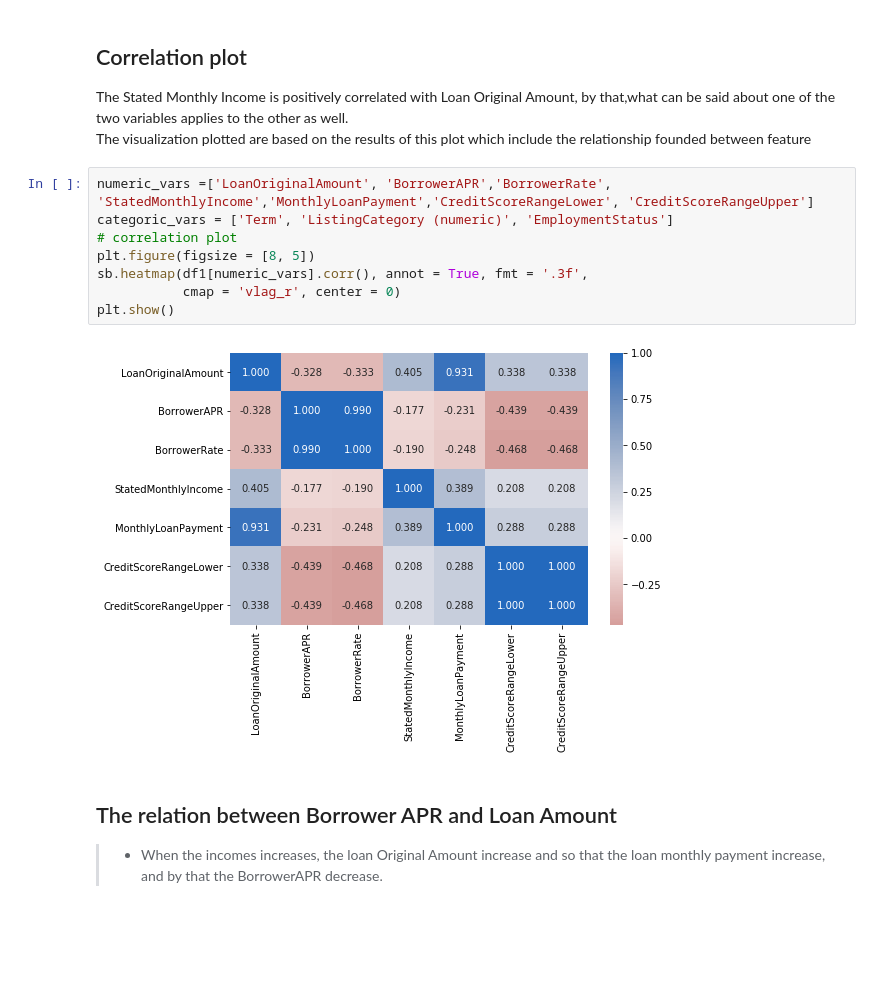
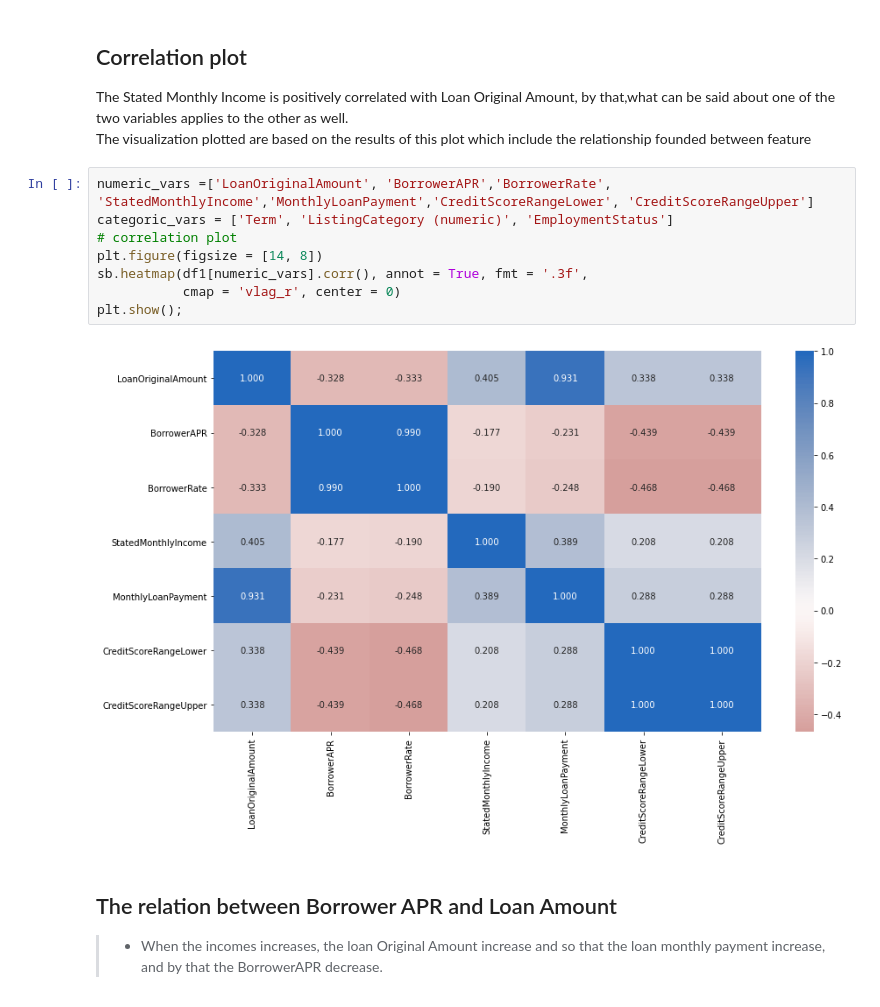
Before and after one commit to Rania19999/Loan-Data-from-Prosper-Exploration, a Jupyter notebook: Part_II_slide_deck_template.ipynb, the cells around one changed output. Drawn from its saved outputs; the diff is of its cells as text; blank space fills up the shorter version.

```diff
--- a/Part_II_slide_deck_template.ipynb
+++ b/Part_II_slide_deck_template.ipynb
@@ -76,13 +86,13 @@ The visualization plotted are based on the results of this plot which include th
 # %%
 numeric_vars =['LoanOriginalAmount', 'BorrowerAPR','BorrowerRate', 'StatedMonthlyIncome','MonthlyLoanPayment','CreditScoreRangeLower', 'CreditScoreRangeUpper']
 categoric_vars = ['Term', 'ListingCategory (numeric)', 'EmploymentStatus']
 # correlation plot
-plt.figure(figsize = [8, 5])
+plt.figure(figsize = [14, 8])
 sb.heatmap(df1[numeric_vars].corr(), annot = True, fmt = '.3f',
            cmap = 'vlag_r', center = 0)
-plt.show()
+plt.show();
 # %% [output]
-[figure, old version]
+[figure, new version]
 # %% [markdown]
 ## The relation between Borrower APR and Loan Amount
 >- When the incomes increases, the loan Original Amount increase and so that the loan monthly payment increase, and by that the BorrowerAPR decrease.
```
Also changed, not shown: parts of 13 cells of this notebook, 1 other file.
